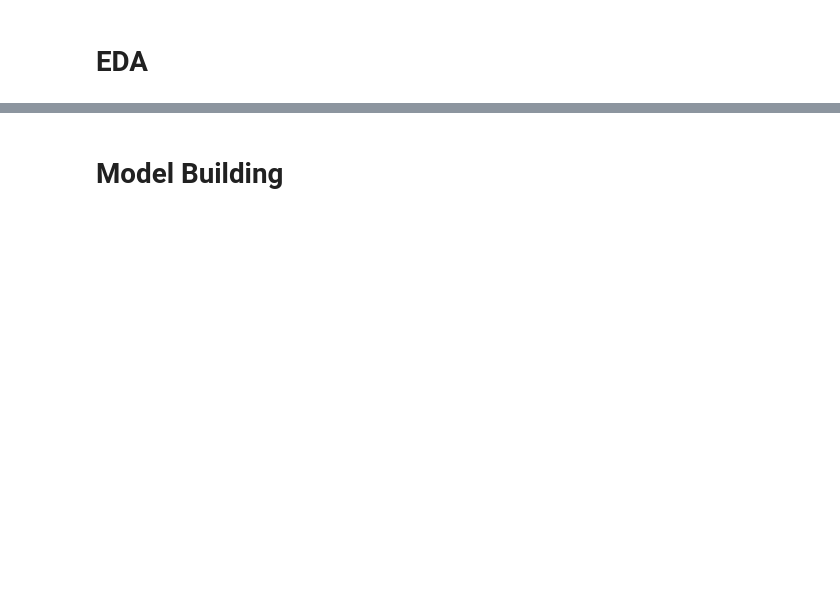
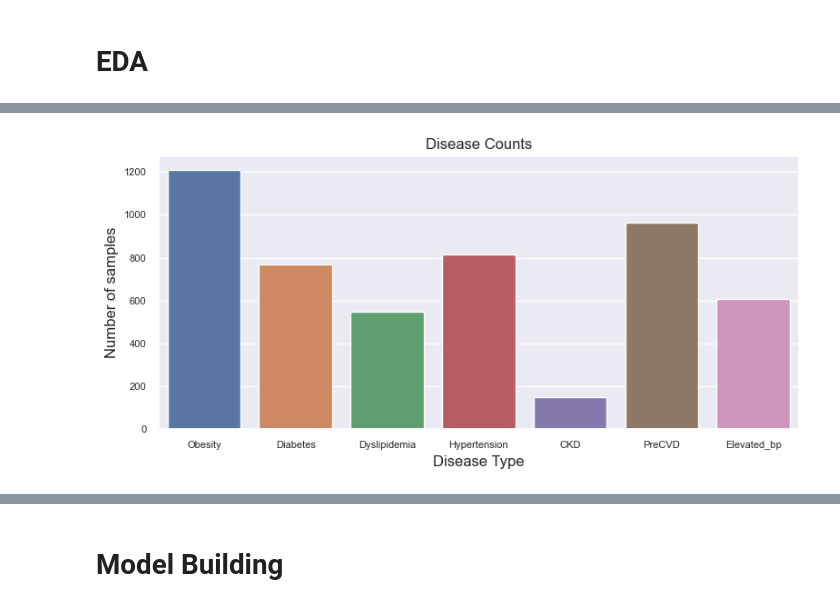
Before and after one commit to Amandoj/DSC180-Q2-Project, a Jupyter notebook: analysis.ipynb, the cells around one changed output, grey strips where cells are left out. Drawn from its saved outputs; the diff is of its cells as text; code cells hidden in the pictures; blank space fills up the shorter version.

```diff
--- a/analysis.ipynb
+++ b/analysis.ipynb
@@ -58,2 +137,16 @@ make_visualizations.disease_counts_graph(organized_metadata[0], feature_params['
+# %%
+disease_counts = organized_metadata[0].rename(columns=diseases_cols).sum()
+# %%
+plt.figure(figsize=(8,4))
+ax = sns.barplot(y=disease_counts.values,x=disease_counts.index,errorbar = None)
+ax.set_xlabel('Disease Type')
+ax.set_xticklabels(diseases_cols.values())
+ax.set_title('Disease Counts')
+ax.set_ylabel('Number of samples')
+plt.tight_layout()
+plt.savefig('data/out/disease_counts_sns.png')
+plt.show()
+# %% [output]
+[figure, added]
 # %%
 make_visualizations.co_occurence_graph(organized_metadata[0], feature_params['disease_cols'])
```
Also changed, not shown: parts of 23 cells of this notebook, 2 other files.
